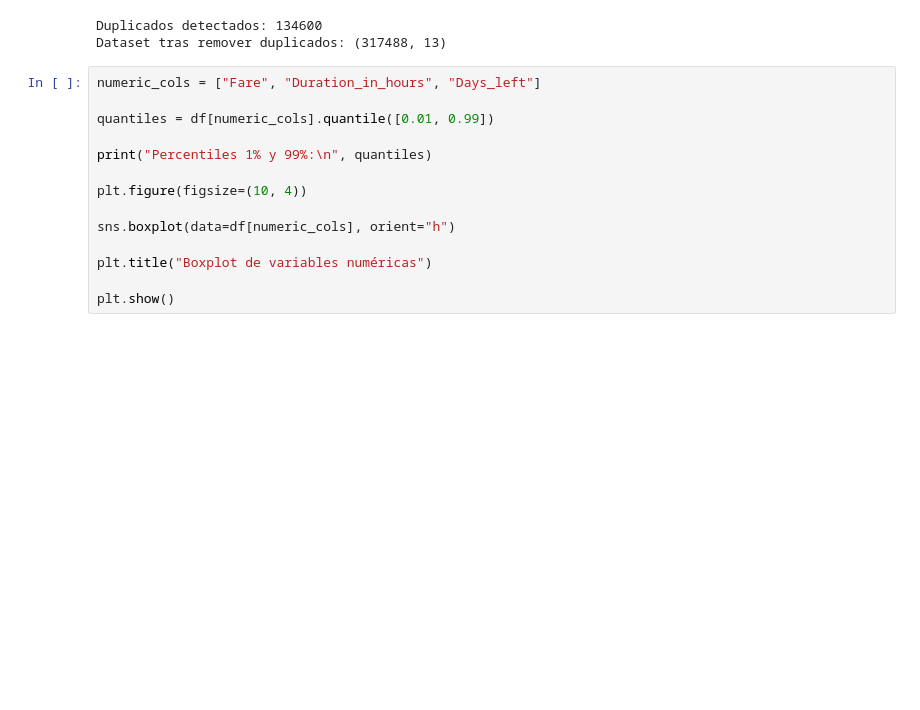
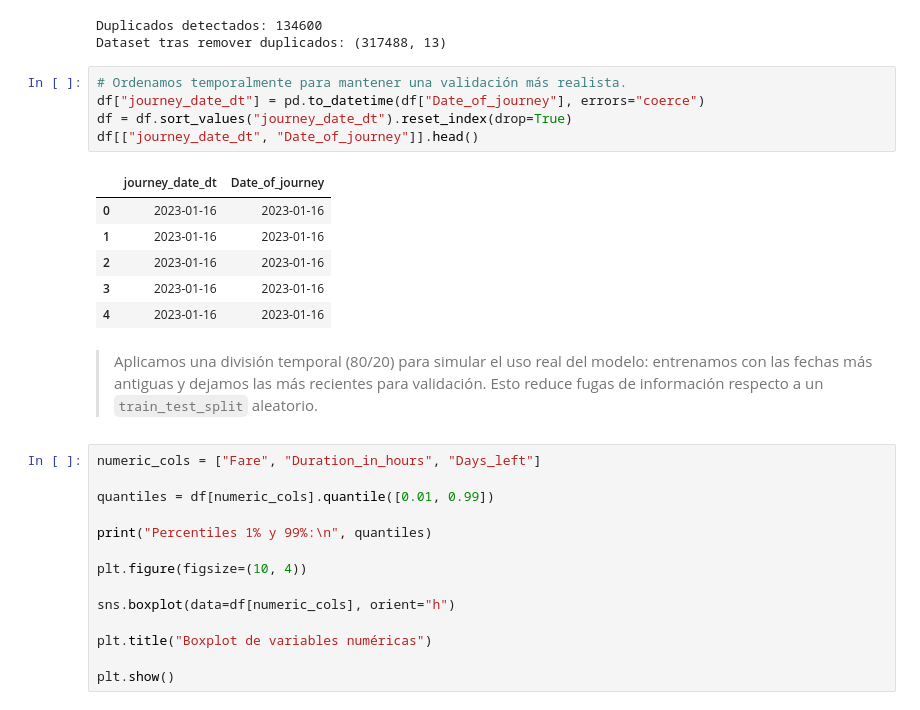
Before and after one commit to tmmymrtnz/volare, a Jupyter notebook: tp3_modelado_vuelos.ipynb, the cells around one changed output. Drawn from its saved outputs; the diff is of its cells as text; blank space fills up the shorter version.

```diff
--- a/tp3_modelado_vuelos.ipynb
+++ b/tp3_modelado_vuelos.ipynb
@@ -172,6 +183,20 @@ print(f"Dataset tras remover duplicados: {df.shape}")
 # %% [output]
 Duplicados detectados: 134600
 Dataset tras remover duplicados: (317488, 13)
+# %%
+# Ordenamos temporalmente para mantener una validación más realista.
+df["journey_date_dt"] = pd.to_datetime(df["Date_of_journey"], errors="coerce")
+df = df.sort_values("journey_date_dt").reset_index(drop=True)
+df[["journey_date_dt", "Date_of_journey"]].head()
+# %% [output]
+|  | journey_date_dt | Date_of_journey |
+| 0 | 2023-01-16 | 2023-01-16 |
+| 1 | 2023-01-16 | 2023-01-16 |
+| 2 | 2023-01-16 | 2023-01-16 |
+| 3 | 2023-01-16 | 2023-01-16 |
+| 4 | 2023-01-16 | 2023-01-16 |
+# %% [markdown]
+> Aplicamos una división temporal (80/20) para simular el uso real del modelo: entrenamos con las fechas más antiguas y dejamos las más recientes para validación. Esto reduce fugas de información respecto a un `train_test_split` aleatorio.
 # %%
 numeric_cols = ["Fare", "Duration_in_hours", "Days_left"]
 
```
Also changed, not shown: parts of 23 cells of this notebook, 9 other files.
